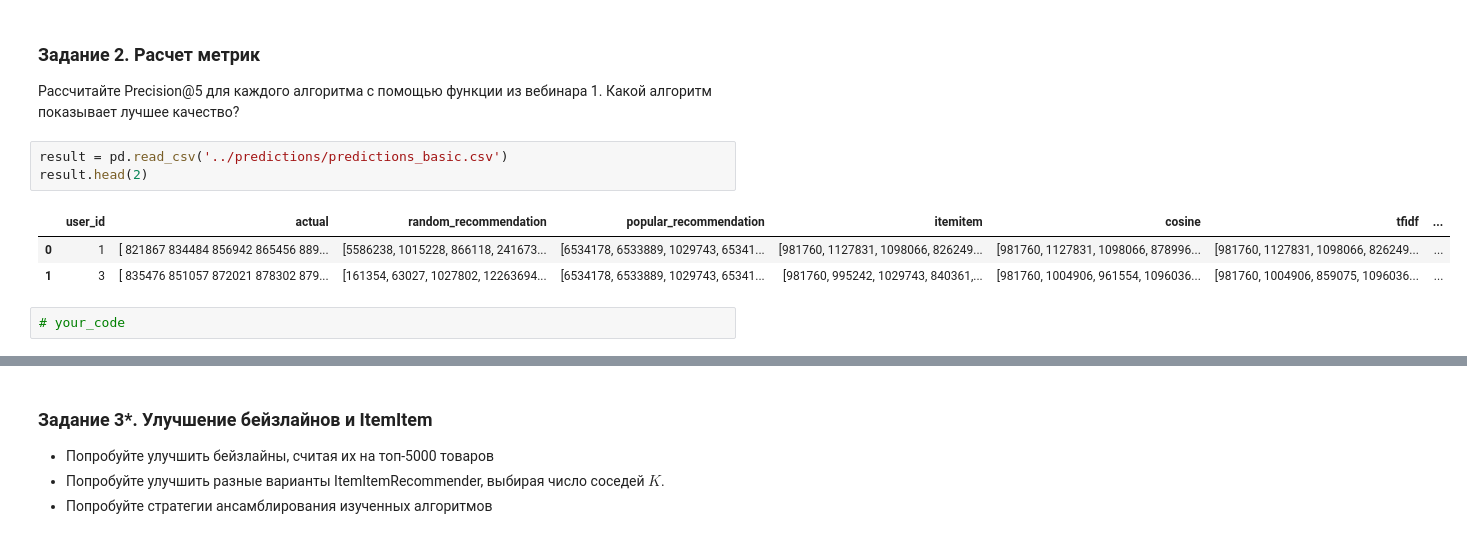
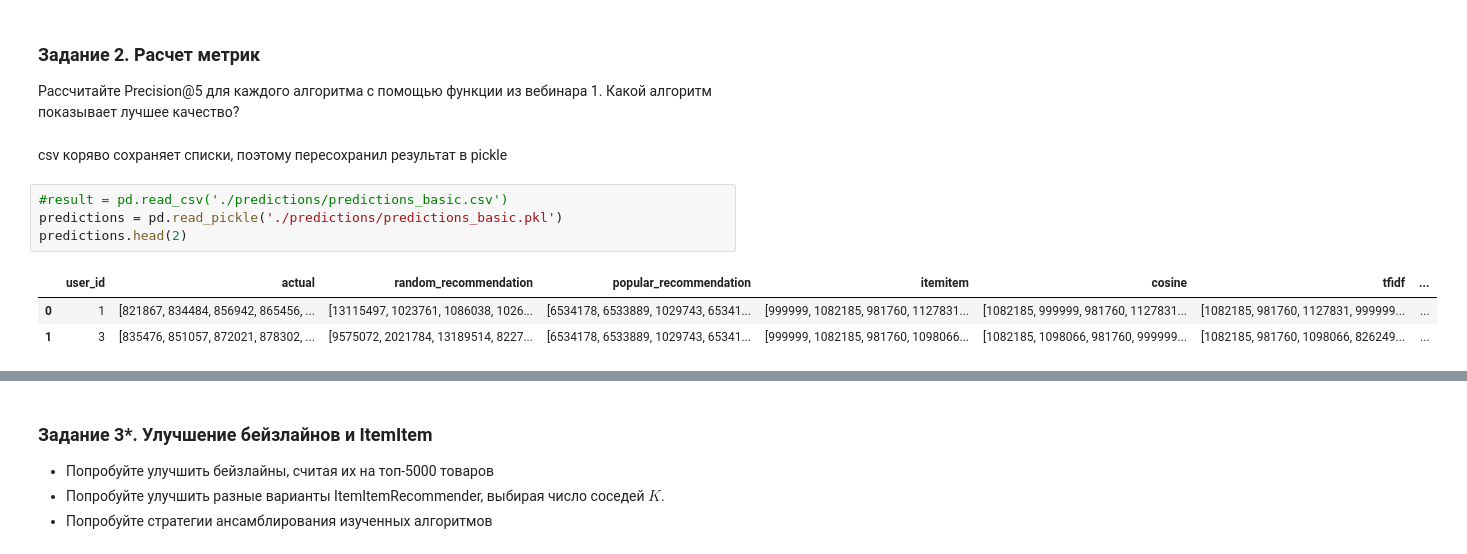
Before and after one commit to SemenovR/GB_RecommenderSystems, a Jupyter notebook: lesson_2/lesson_2.ipynb, the cells around one changed output, grey strips where cells are left out. Saved outputs shown, nothing was run; the diff lists cells and outputs as text.

```diff
--- a/lesson_2/lesson_2.ipynb
+++ b/lesson_2/lesson_2.ipynb
@@ -56,12 +104,13 @@ def weighted_random_recommendation(items_weights, n=5):
 # %% [markdown]
 ### Задание 2. Расчет метрик
 Рассчитайте Precision@5 для каждого алгоритма с помощью функции из вебинара 1. Какой алгоритм показывает лучшее качество?
+# %% [markdown]
+csv коряво сохраняет списки, поэтому пересохранил результат в pickle
 # %%
-result = pd.read_csv('../predictions/predictions_basic.csv')
-result.head(2)
+#result = pd.read_csv('./predictions/predictions_basic.csv')
+predictions = pd.read_pickle('./predictions/predictions_basic.pkl')
+predictions.head(2)
 # %% [output]
 |  | user_id | actual | random_recommendation | popular_recommendation | itemitem | cosine | tfidf | ... |
-| 0 | 1 | [ 821867 834484 856942 865456 889... | [5586238, 1015228, 866118, 241673... | [6534178, 6533889, 1029743, 65341... | [981760, 1127831, 1098066, 826249... | [981760, 1127831, 1098066, 878996... | [981760, 1127831, 1098066, 826249... | ... |
-| 1 | 3 | [ 835476 851057 872021 878302 879... | [161354, 63027, 1027802, 12263694... | [6534178, 6533889, 1029743, 65341... | [981760, 995242, 1029743, 840361,... | [981760, 1004906, 961554, 1096036... | [981760, 1004906, 859075, 1096036... | ... |
+| 0 | 1 | [821867, 834484, 856942, 865456, ... | [13115497, 1023761, 1086038, 1026... | [6534178, 6533889, 1029743, 65341... | [999999, 1082185, 981760, 1127831... | [1082185, 999999, 981760, 1127831... | [1082185, 981760, 1127831, 999999... | ... |
+| 1 | 3 | [835476, 851057, 872021, 878302, ... | [9575072, 2021784, 13189514, 8227... | [6534178, 6533889, 1029743, 65341... | [999999, 1082185, 981760, 1098066... | [1082185, 1098066, 981760, 999999... | [1082185, 981760, 1098066, 826249... | ... |
-# %%
-# your_code
```
Also changed, not shown: parts of 60 cells of this notebook, 2 other files.
